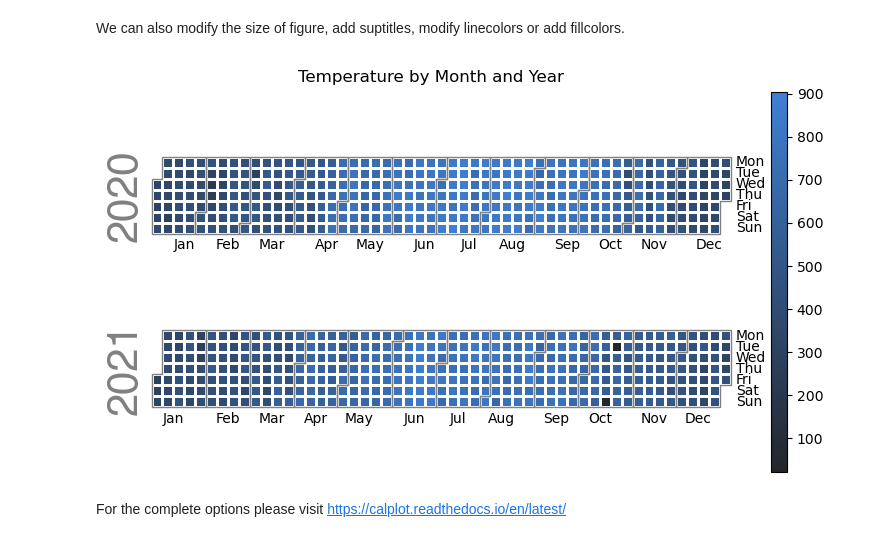
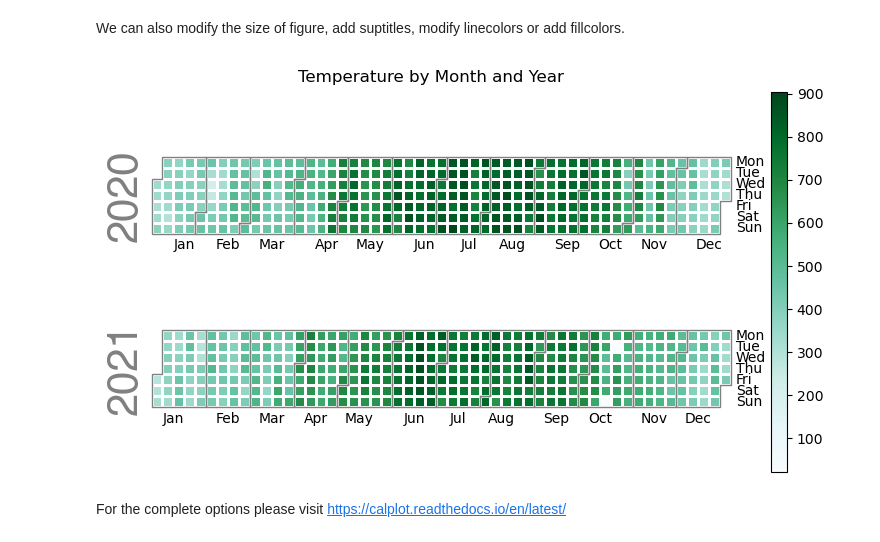
Before and after one commit to yanhmada/icaracter, a Jupyter notebook: py-calplot/calplot-exercise.ipynb, the cells around one changed output. Saved outputs shown, nothing was run; the diff lists cells and outputs as text; code cells hidden in the pictures.

Commit message:
calplot miniguide

```diff
--- a/py-calplot/calplot-exercise.ipynb
+++ b/py-calplot/calplot-exercise.ipynb
@@ -73,9 +73,9 @@ calplot.calplot(df_tem['Max_temperatures'], cmap="BuGn", colorbar=True);
 We can also modify the size of figure, add suptitles, modify linecolors or add fillcolors.
 # %%
 
-calplot.calplot(df_tem['Max_temperatures'], cmap= cmap1, colorbar=True,
+calplot.calplot(df_tem['Max_temperatures'], cmap= "BuGn", colorbar=True,
              linecolor ="white" , fillcolor= "gray", figsize = (8, 4), suptitle = "Temperature by Month and Year");
 # %% [output]
-[figure, old version]
+[figure, new version]
 # %% [markdown]
 For the complete options please visit https://calplot.readthedocs.io/en/latest/
```
